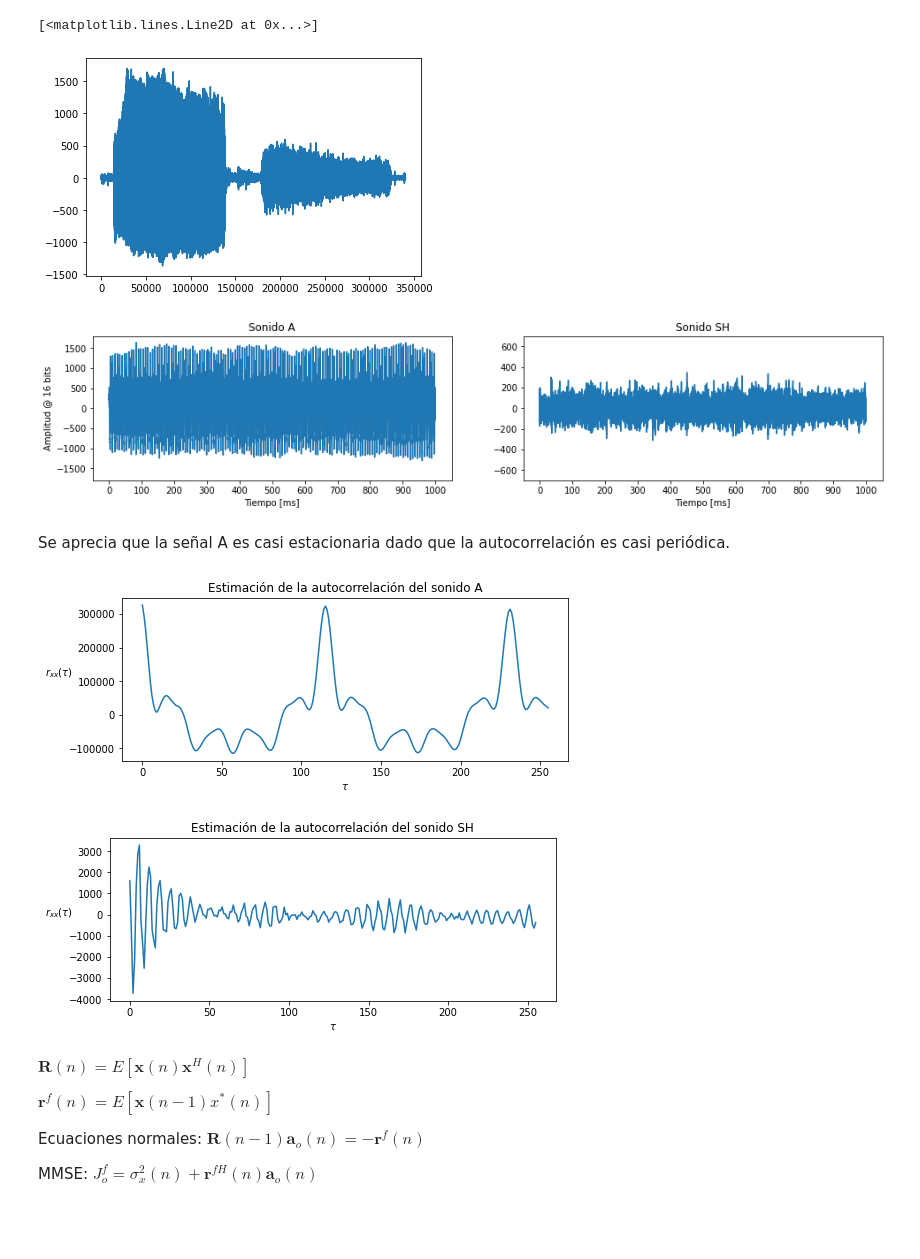
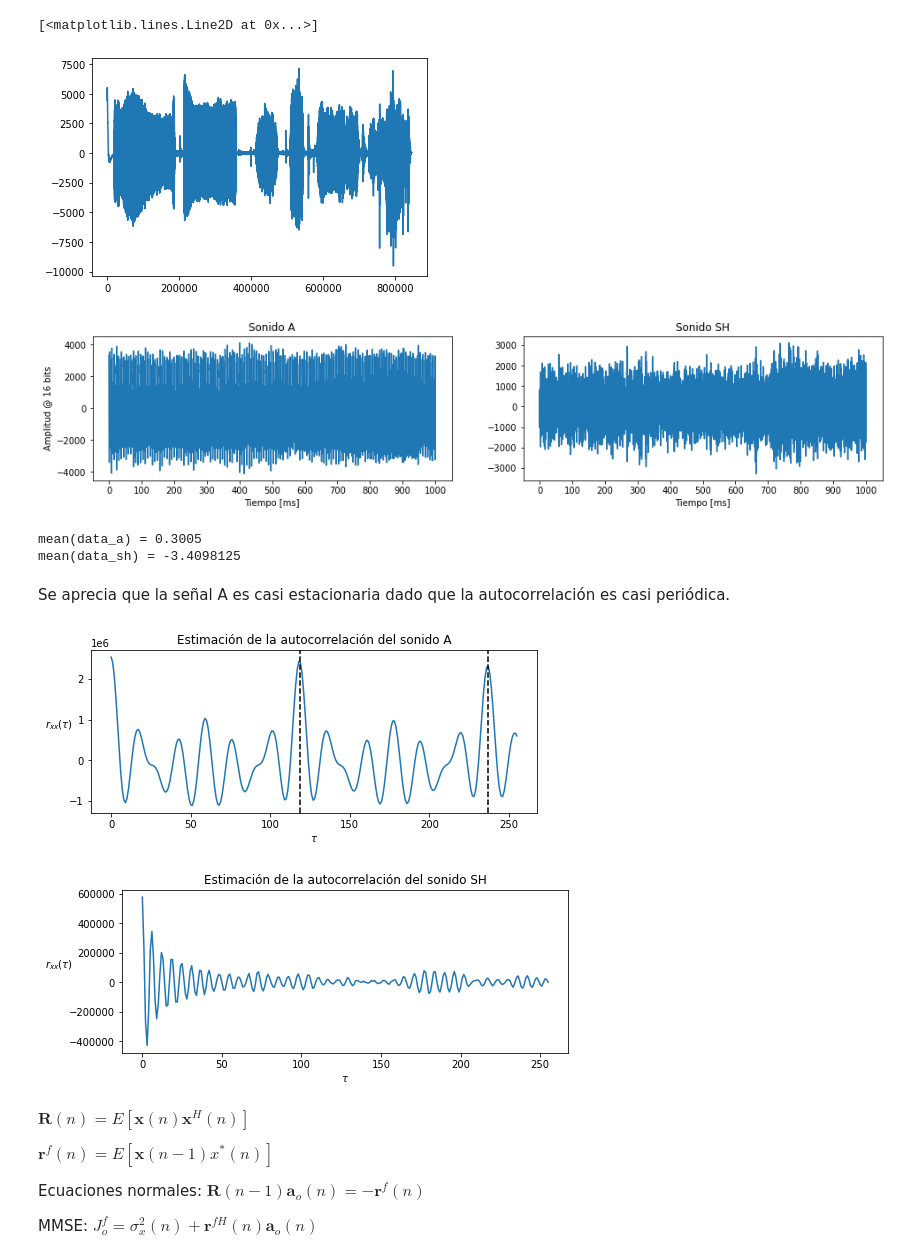
Before and after one commit to pabgonzalez/TP3_PASA_PrediccionLineal, a Jupyter notebook: TP3.ipynb, the cells around one changed output. Drawn from its saved outputs; the diff is of its cells as text; code cells hidden in the pictures; blank space fills up the shorter version.

```diff
--- a/TP3.ipynb
+++ b/TP3.ipynb
@@ -10,12 +5,12 @@ scipy.io.wavfile.write(filename="ash_16kHz.wav", rate=16000, data=data16kHz)
 # %%
-rate, data = scipy.io.wavfile.read("ash_16kHz.wav")
+rate, data = scipy.io.wavfile.read("ash_16k.wav")
 plt.plot(data)
 # %% [output]
 [<matplotlib.lines.Line2D at 0x...>]
-[figure, old version]
+[figure, new version]
 # %%
-data_a = data[50000:50000+rate]
-data_sh = data[300000:300000+rate]
+_, data_a = scipy.io.wavfile.read("a_16kHz.wav")
+_, data_sh = scipy.io.wavfile.read("sh_16kHz.wav")
 
 fig, (ax1, ax2) = plt.subplots(1, 2, figsize=(16,3))
 ax1.plot(data_a)
@@ -25,39 +20,50 @@ ax2.set_title("Sonido SH")
 ax1.set_xlabel("Tiempo [ms]")
 ax2.set_xlabel("Tiempo [ms]")
 ax1.set_ylabel("Amplitud @ 16 bits")
-ax1.set_ylim(bottom=-1800, top=1800)
-ax2.set_ylim(bottom=-700, top=700)
+#ax1.set_ylim(bottom=-1800, top=1800)
+#ax2.set_ylim(bottom=-700, top=700)
 ax1.set_xticks([1600*x for x in range(11)])
 ax1.set_xticklabels([f"{100*x}" for x in range(11)])
 ax2.set_xticks([1600*x for x in range(11)])
 ax2.set_xticklabels([f"{100*x}" for x in range(11)])
 plt.show()
 # %% [output]
-[figure, old version]
+[figure, new version]
+# %%
+print(f"mean(data_a) = {np.mean(data_a)}")
+print(f"mean(data_sh) = {np.mean(data_sh)}")
+# %% [output]
+mean(data_a) = 0.3005
+mean(data_sh) = -3.4098125
 # %%
 def autocorrelation(data, N, L):
     x = data[:N]
     lags = [x for x in range(0, L)]
     rxx = scipy.signal.correlate(in1=x,in2=x, mode="full", method="fft") / N
-    rxx = rxx[N: N+L]
+    rxx = rxx[N-1: N+L-1]
     return lags, rxx
 
 def plot_rxx(data, title, N=16000, L=500):
     lags, rxx = autocorrelation(data, N, L)
-    plt.figure(figsize=(8,3))
+    fig = plt.figure(figsize=(8,3))
     plt.plot(lags, rxx)
     plt.ylabel(r"$r_{xx}(\tau)$", rotation=0, labelpad=10)
     plt.xlabel(r"$\tau$")
     plt.title(title)
-    plt.show()
+    return fig
 # %% [markdown]
 Se aprecia que la señal A es casi estacionaria dado que la autocorrelación es casi periódica.
 # %%
-plot_rxx(data_a, "Estimación de la autocorrelación del sonido A", N=16000, L =256)
-plot_rxx(data_sh, "Estimación de la autocorrelación del sonido SH", N=1600, L=256)
+fig_rxx_a = plot_rxx(data_a - np.mean(data_a), "Estimación de la autocorrelación del sonido A", N=16000, L =256)
+plt.axvline([119], c="k", linestyle="--")
+plt.axvline([237], c="k", linestyle="--")
+plt.show()
+
+fig_rxx_sh = plot_rxx(data_sh - np.mean(data_sh), "Estimación de la autocorrelación del sonido SH", N=1600, L=256)
+plt.show()
 # %% [output]
-[figure, old version]
+[figure, new version]
-[figure, old version]
+[figure, new version]
 # %% [markdown]
 $\mathbf{R}(n) = E[\mathbf{x}(n)\mathbf{x}^H(n)]$
 
```
Also changed, not shown: parts of 14 cells of this notebook.
